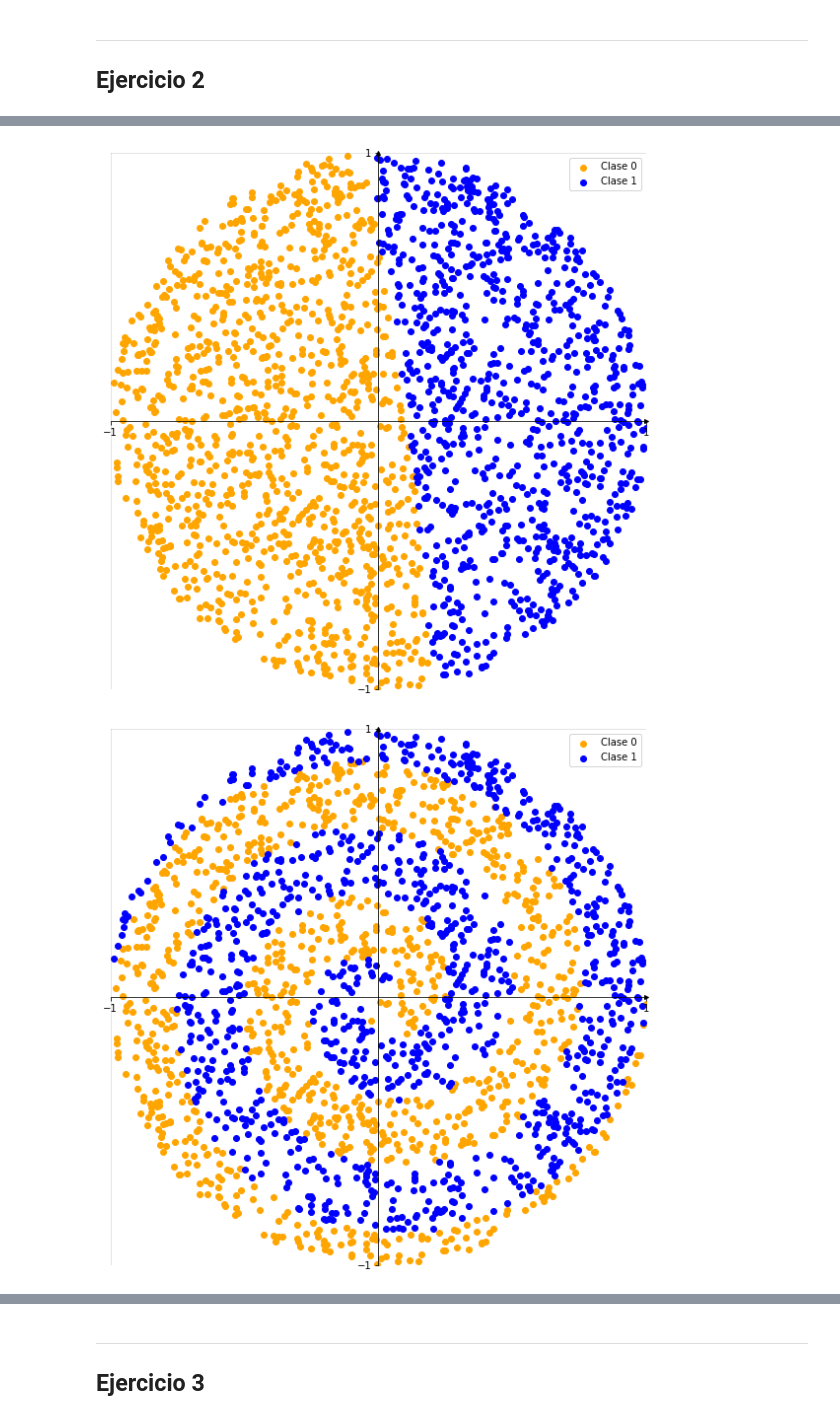
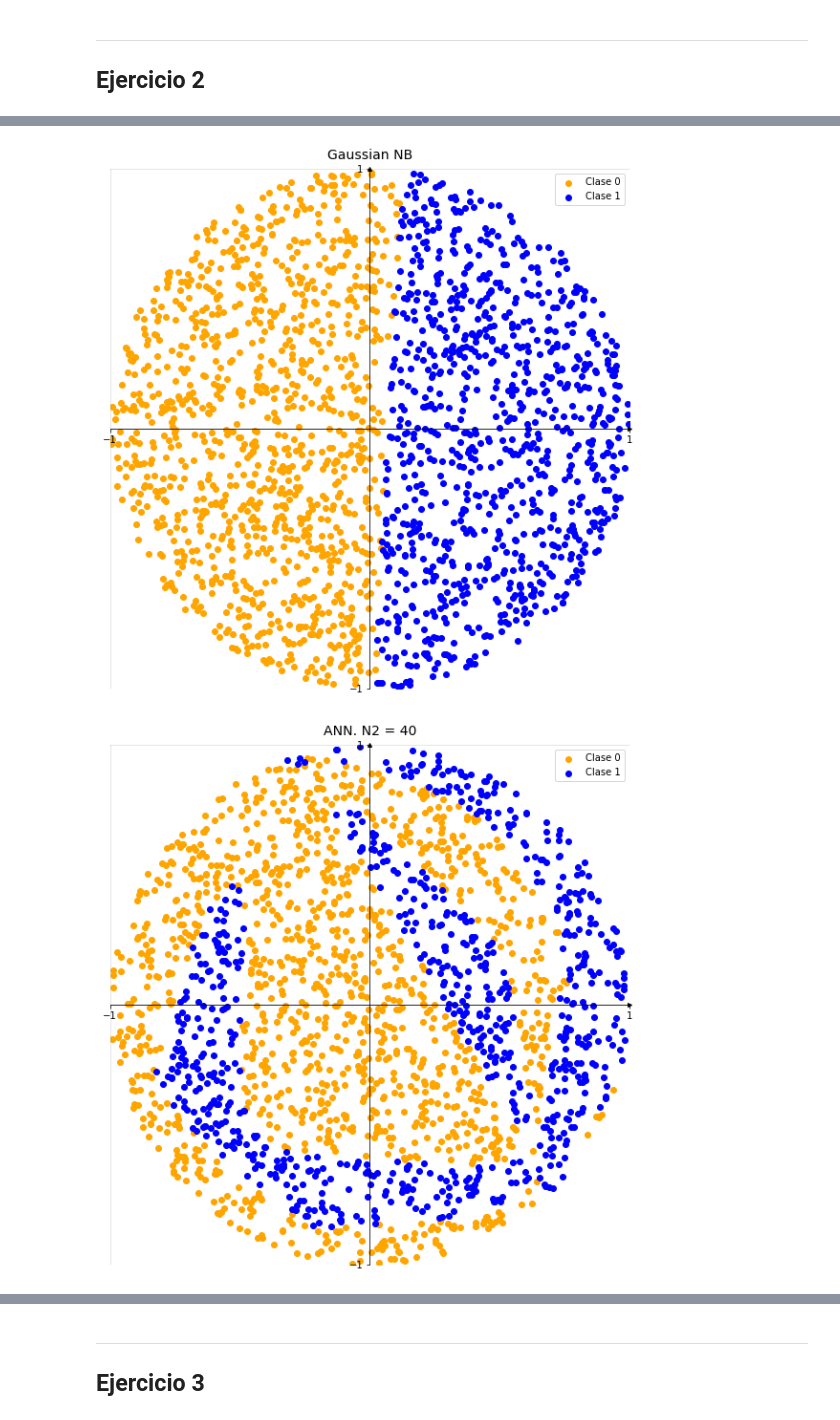
Before and after one commit to jfarizano/IntroML, a Jupyter notebook: tp3.ipynb, the cells around one changed output, grey strips where cells are left out. Saved outputs shown, nothing was run; the diff lists cells and outputs as text; code cells hidden in the pictures.

```diff
--- a/tp3.ipynb
+++ b/tp3.ipynb
@@ -107,29 +121,29 @@ graph_df(df_test_elipses)
 # %%
 x_col_names = col_names[:-1]
 y_col_name = col_names[-1]
 
 # Creo el conjunto de datos utilizado para entrenar y vaidar
 df_data_spirals = generate_spirals(600)
 # Separo un 20% al azar para conjunto de validación
 X_data, y_data = df_data_spirals[x_col_names], df_data_spirals[y_col_name]
 X_train, _, y_train, _ = train_test_split(X_data, y_data, random_state=0, test_size=0.2)
 
 # Genero el conjunto de test
 df_test_spirals = generate_spirals(2000)
 X_test, y_test = df_test_spirals[x_col_names], df_test_spirals[y_col_name]
 
 clf = GaussianNB()
 clf.fit(X_train, y_train)
 
 predict_test = clf.predict(X_test)
-
 frame = {0 : X_test[0], 1 : X_test[1], 'Class' : predict_test}
-
 df_predict_test = pd.DataFrame(frame, columns=[0, 1, 'Class'])
 
-graph_df(df_predict_test)
+df_ann_predict = pd.read_csv("datasets/spirals_ann_predict.data", header=0, names = col_names)
 
-graph_df(df_test_spirals)
+graph_df(df_predict_test, title = "Gaussian NB")
+graph_df(df_ann_predict, title="ANN. N2 = 40")
+graph_df(df_test_spirals, title = "Original test set")
 # %% [output]
-[figure, old version]
+[figure, new version]
-[figure, old version]
+[figure, new version]
```
Also changed, not shown: parts of 16 cells of this notebook, 5 other files.
